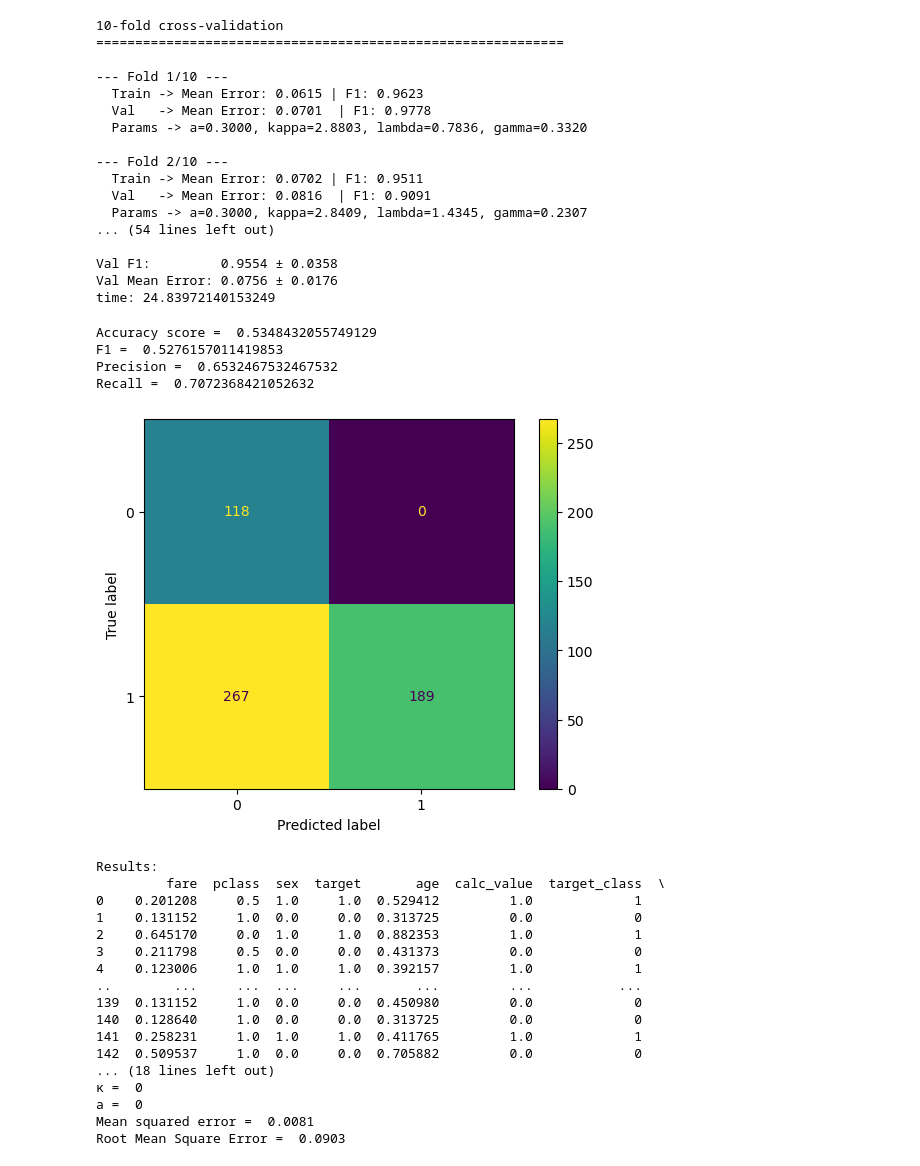
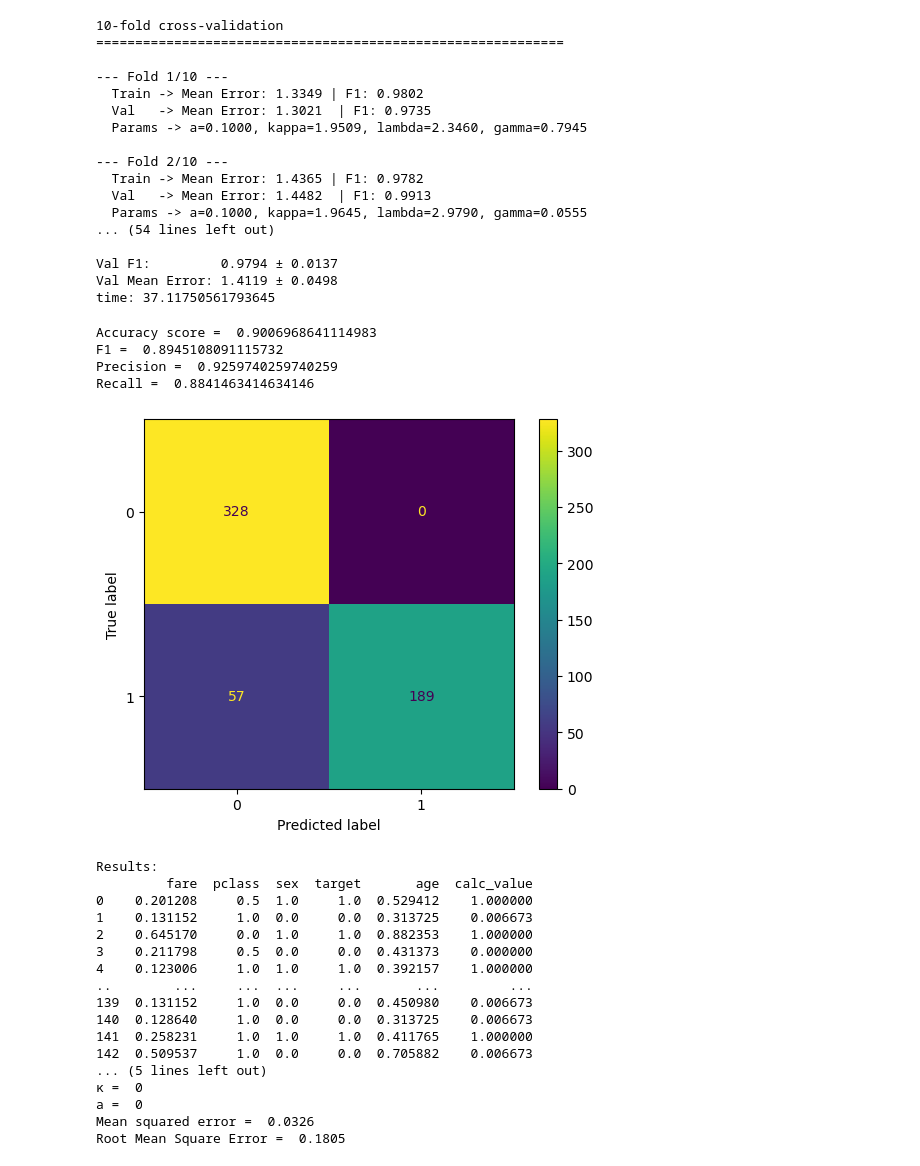
Before and after one commit to zukanovicmilica/MH, a Jupyter notebook: PSO - Titanic.ipynb, the cells around one changed output. Saved outputs shown, nothing was run; the diff lists cells and outputs as text; code cells hidden in the pictures.

```diff
--- a/PSO - Titanic.ipynb
+++ b/PSO - Titanic.ipynb
@@ -69,8 +69,8 @@ def evaluate_params(X, y, params):
                                    params[0], params[1], params[2], params[3])
         i += 1
 
-    #error = np.exp2(np.abs(value - y))
-    error = np.mean(np.abs(value - y))
+    error = np.exp2(np.abs(value - y))
+    #error = np.mean(np.abs(value - y))
     calc_class   = (value >= params[0]).astype(int)
     target_class = (y >= params[0]).astype(int)
     mean_error   = np.mean(error)
@@ -88,7 +88,7 @@ def make_cost_func(X_train, y_train):
         for i, param in enumerate(position_matrix):
             try:
                 param = np.clip(param, 0, 1)
-                param[0] = np.clip(param[0], 0.3, 0.7)
+                param[0] = np.clip(param[0], 0.1, 0.9)
                 param[1] = param[1] * 3
                 param[2] = param[2] * 3
 
@@ -104,8 +104,8 @@ def make_cost_func(X_train, y_train):
                     costs[i] = 1e9
                     continue
 
-                #error    = np.exp2(np.abs(value - y_train))
-                error    = np.mean(np.abs(value - y_train))
+                error    = np.exp2(np.abs(value - y_train))
+                #error    = np.mean(np.abs(value - y_train))
                 fitness1 = 1.0 / (math.sqrt(np.mean(error)) + 1e-8)
 
                 calc_class   = (value >= param[0]).astype(int)
@@ -116,8 +116,8 @@ def make_cost_func(X_train, y_train):
                     costs[i] = 1e9
                     continue
 
-                #costs[i] = -(param[4] * fitness1 + (1 - param[4]) * fitness2)
-                costs[i] = error
+                costs[i] = -(param[4] * fitness1 + (1 - param[4]) * fitness2)
+                #costs[i] = error
 
             except Exception as e:
                 print(f"Cost calculation failed: {e}")
@@ -158,9 +158,9 @@ def run_pso_on_fold(X_train_fold, y_train_fold):
 
     best_params = best_pos.copy()
     best_params = np.clip(best_params, 0, 1)
-    best_params[0] = np.clip(best_params[0], 0.3, 0.7)  # a
-    best_params[1] = best_params[1] * 3                  # kappa
-    best_params[2] = best_params[2] * 3                  # lambda
+    best_params[0] = np.clip(best_params[0], 0.1, 0.9)
+    best_params[1] = best_params[1] * 3
+    best_params[2] = best_params[2] * 3
 
     return best_params, best_cost
 
@@ -322,34 +322,34 @@ print('time:', (time.time()-start_time)/60)
 ============================================================
 
 --- Fold 1/10 ---
-  Train -> Mean Error: 0.0615 | F1: 0.9623
-  Val   -> Mean Error: 0.0701  | F1: 0.9778
-  Params -> a=0.3000, kappa=2.8803, lambda=0.7836, gamma=0.3320
+  Train -> Mean Error: 1.3349 | F1: 0.9802
+  Val   -> Mean Error: 1.3021  | F1: 0.9735
+  Params -> a=0.1000, kappa=1.9509, lambda=2.3460, gamma=0.7945
 
 --- Fold 2/10 ---
-  Train -> Mean Error: 0.0702 | F1: 0.9511
-  Val   -> Mean Error: 0.0816  | F1: 0.9091
-  Params -> a=0.3000, kappa=2.8409, lambda=1.4345, gamma=0.2307
+  Train -> Mean Error: 1.4365 | F1: 0.9782
+  Val   -> Mean Error: 1.4482  | F1: 0.9913
+  Params -> a=0.1000, kappa=1.9645, lambda=2.9790, gamma=0.0555
 ... (54 lines left out)
 
-Val F1:         0.9554 ± 0.0358
-Val Mean Error: 0.0756 ± 0.0176
-time: 24.83972140153249
+Val F1:         0.9794 ± 0.0137
+Val Mean Error: 1.4119 ± 0.0498
+time: 37.11750561793645
 # %%
 columns=len(X_train_scaled.columns)
 X_train_scaled['calc_value']=X_train_scaled.apply(lambda row: row[0], axis =1)
 j=0
 while j < columns-2:
   X_train_scaled['calc_value']=X_train_scaled.apply(lambda row: classification(row['calc_value'], row[j+1], best_fold_result['a'], best_fold_result['kappa'], best_fold_result['lambda'], best_fold_result['gamma']), axis = 1)
   j += 1
-X_train_scaled['calc_value_class'] = X_train_scaled.apply(lambda row: 0 if (row['calc_value']< best_fold_result['a'])else 1, axis=1)
+X_train_scaled['calc_value_class'] = X_train_scaled.apply(lambda row: 0 if (row['calc_value']<0.7)else 1, axis=1)
 calculate_tests(X_train_scaled[["calc_value_class"]].values, X_train_scaled[['target']].values)
 # %% [output]
-Accuracy score =  0.5348432055749129
-F1 =  0.5276157011419853
-Precision =  0.6532467532467532
-Recall =  0.7072368421052632
+Accuracy score =  0.9006968641114983
+F1 =  0.8945108091115732
+Precision =  0.9259740259740259
+Recall =  0.8841463414634146
-[figure, old version]
+[figure, new version]
 # %%
 columns=len(X_test_scaled.columns)
 X_test_scaled['calc_value']=X_test_scaled.apply(lambda row: row[0], axis =1)
@@ -360,20 +360,20 @@ while j < columns-2:
 show_results(X_test_scaled, 0, 0, 0, 0, 0)
 # %% [output]
 Results:
-         fare  pclass  sex  target       age  calc_value  target_class  \
-0    0.201208     0.5  1.0     1.0  0.529412         1.0             1
-1    0.131152     1.0  0.0     0.0  0.313725         0.0             0
-2    0.645170     0.0  1.0     1.0  0.882353         1.0             1
-3    0.211798     0.5  0.0     0.0  0.431373         0.0             0
-4    0.123006     1.0  1.0     1.0  0.392157         1.0             1
-..        ...     ...  ...     ...       ...         ...           ...
-139  0.131152     1.0  0.0     0.0  0.450980         0.0             0
-140  0.128640     1.0  0.0     0.0  0.313725         0.0             0
-141  0.258231     1.0  1.0     1.0  0.411765         1.0             1
-142  0.509537     1.0  0.0     0.0  0.705882         0.0             0
-... (18 lines left out)
+         fare  pclass  sex  target       age  calc_value
+0    0.201208     0.5  1.0     1.0  0.529412    1.000000
+1    0.131152     1.0  0.0     0.0  0.313725    0.006673
+2    0.645170     0.0  1.0     1.0  0.882353    1.000000
+3    0.211798     0.5  0.0     0.0  0.431373    0.000000
+4    0.123006     1.0  1.0     1.0  0.392157    1.000000
+..        ...     ...  ...     ...       ...         ...
+139  0.131152     1.0  0.0     0.0  0.450980    0.006673
+140  0.128640     1.0  0.0     0.0  0.313725    0.006673
+141  0.258231     1.0  1.0     1.0  0.411765    1.000000
+142  0.509537     1.0  0.0     0.0  0.705882    0.006673
+... (5 lines left out)
 κ =  0
 a =  0
-Mean squared error =  0.0081
-Root Mean Square Error =  0.0903
+Mean squared error =  0.0326
+Root Mean Square Error =  0.1805
 # %%
```
Also changed, not shown: parts of 2 cells of this notebook, 5 other files.
